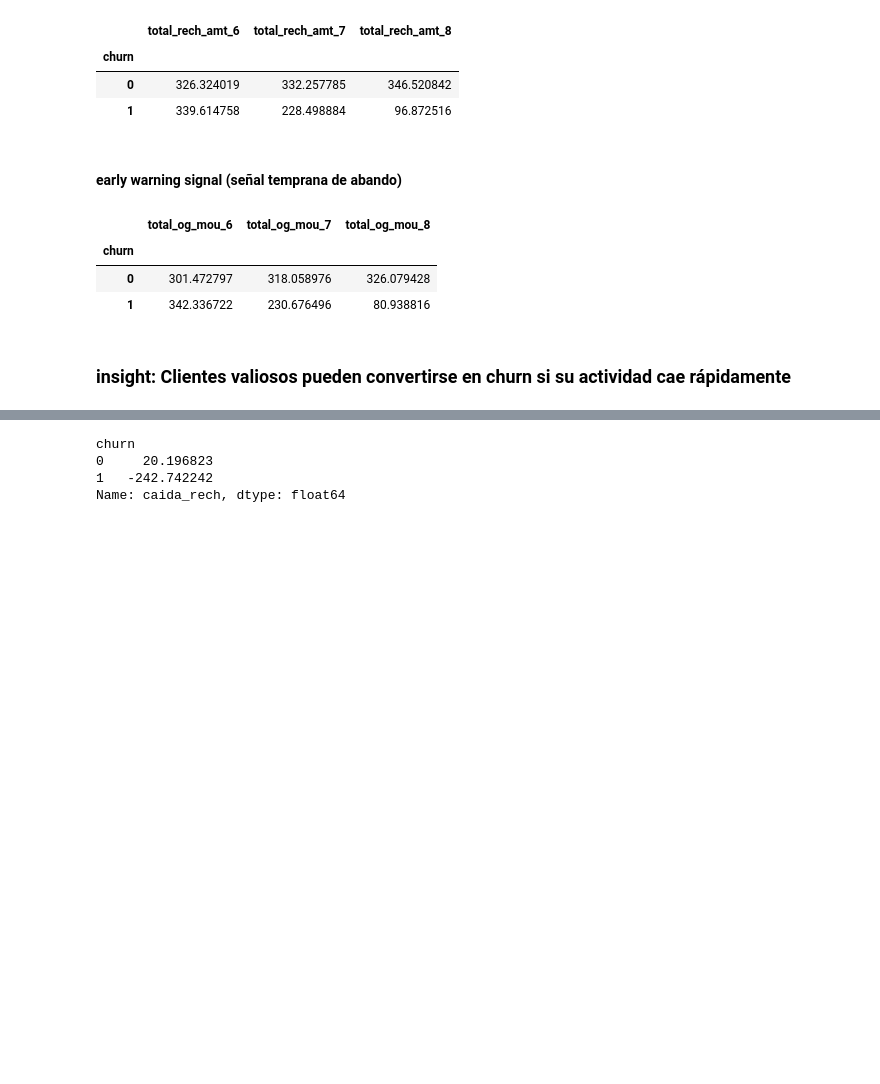
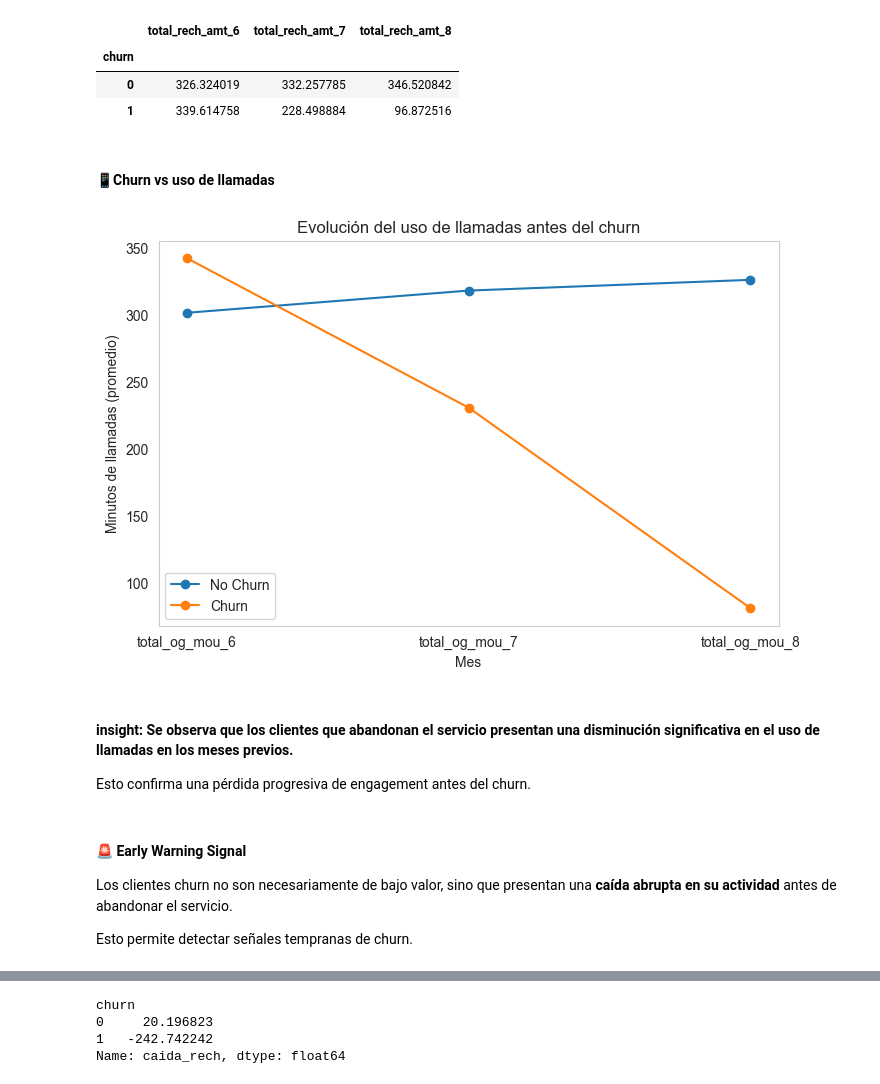
Before and after one commit to barvl/telecom-customer-churn-analysis, a Jupyter notebook: notebook/analysis.ipynb, the cells around one changed output, grey strips where cells are left out. Drawn from its saved outputs; the diff is of its cells as text; code cells hidden in the pictures; blank space fills up the shorter version.

```diff
--- a/notebook/analysis.ipynb
+++ b/notebook/analysis.ipynb
@@ -172,19 +259,40 @@ df_filtrado.groupby('churn')[[
 | churn |  |  |  |
 | 0 | 326.324019 | 332.257785 | 346.520842 |
 | 1 | 339.614758 | 228.498884 | 96.872516 |
+# %% [markdown]
+#### 📱Churn vs uso de llamadas
+# %%
+# Promedio de uso de llamadas por churn y mes
+uso = df_filtrado.groupby('churn')[[
+    'total_og_mou_6',
+    'total_og_mou_7',
+    'total_og_mou_8'
+]].mean().T
+
+uso.columns = ['No Churn', 'Churn']
+
+# Plot
+plt.figure(figsize=(8,5))
+
+plt.plot(uso.index, uso['No Churn'], marker='o', label='No Churn')
+plt.plot(uso.index, uso['Churn'], marker='o', label='Churn')
+
+plt.title("Evolución del uso de llamadas antes del churn")
+plt.xlabel("Mes")
+plt.ylabel("Minutos de llamadas (promedio)")
+plt.legend()
+plt.grid()
+
+plt.show()
+# %% [output]
+[figure, added]
+# %% [markdown]
+#### **insight:** Se observa que los clientes que abandonan el servicio presentan una disminución significativa en el uso de llamadas en los meses previos.
+
+Esto confirma una pérdida progresiva de engagement antes del churn.
 # %% [markdown]
-#### early warning signal (señal temprana de abando)
+#### 🚨 Early Warning Signal
+
+Los clientes churn no son necesariamente de bajo valor, sino que presentan una **caída abrupta en su actividad** antes de abandonar el servicio.
+
+Esto permite detectar señales tempranas de churn.
-# %%
-# uso
-df_filtrado.groupby('churn')[[
-    'total_og_mou_6',
-    'total_og_mou_7',
-    'total_og_mou_8'
-]].mean()
-# %% [output]
-|  | total_og_mou_6 | total_og_mou_7 | total_og_mou_8 |
-| churn |  |  |  |
-| 0 | 301.472797 | 318.058976 | 326.079428 |
-| 1 | 342.336722 | 230.676496 | 80.938816 |
-# %% [markdown]
-### **insight:** Clientes valiosos pueden convertirse en churn si su actividad cae rápidamente
```
Also changed, not shown: parts of 37 cells of this notebook.
